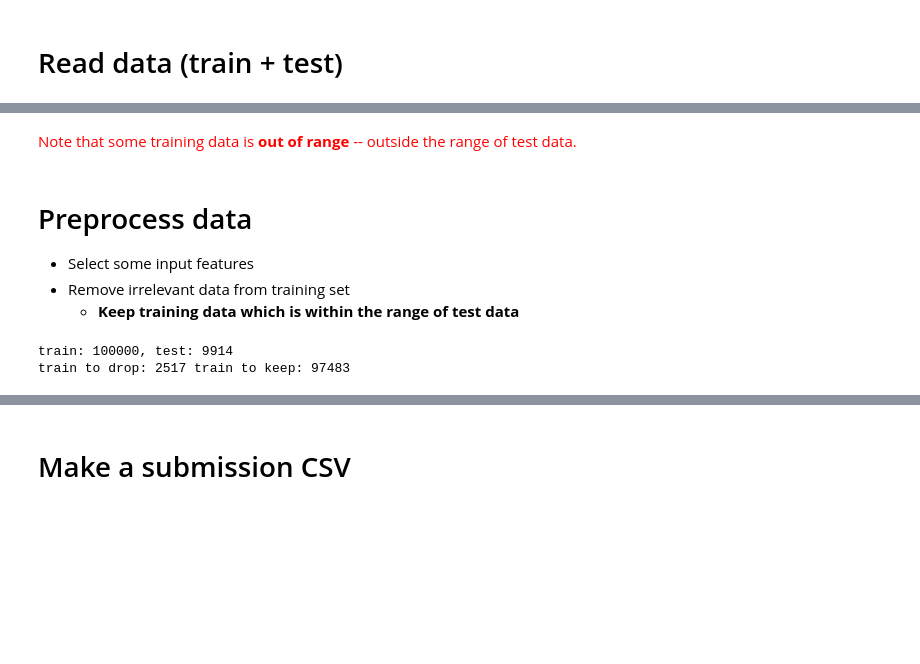
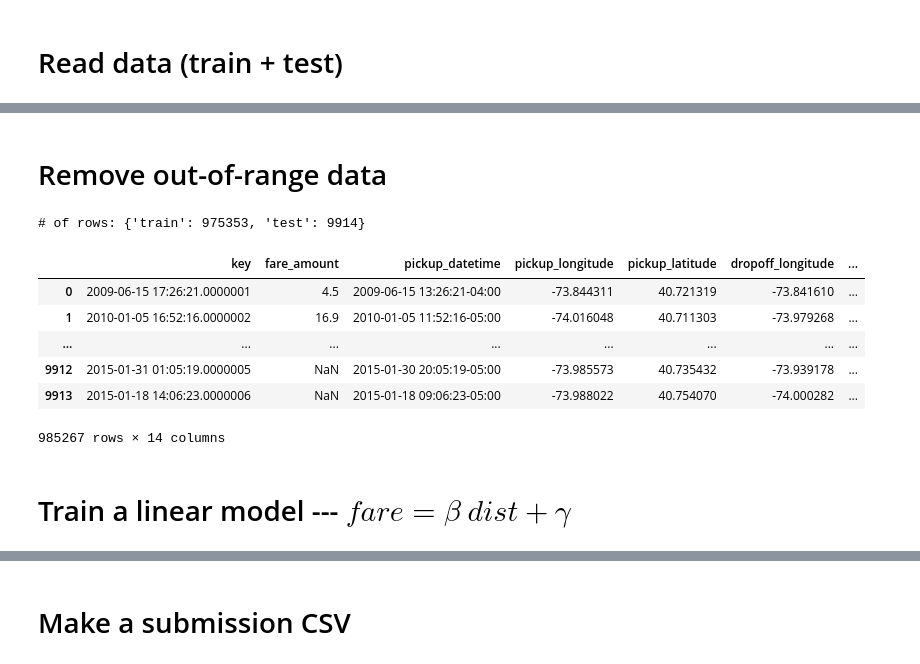
Before and after one commit to cfong32/data6100-final-proj, a Jupyter notebook: data6100_final_proj.ipynb, the cells around one changed output, grey strips where cells are left out. Drawn from its saved outputs; the diff is of its cells as text; code cells hidden in the pictures; blank space fills up the shorter version.

```diff
--- a/data6100_final_proj.ipynb
+++ b/data6100_final_proj.ipynb
@@ -94,46 +99,36 @@ df.groupby('dataset').describe().stack()
-# %% [markdown]
-<font color="#FF0000">Note that some training data is **out of range** -- outside the range of test data.<font/>
-# %% [markdown]
-# Preprocess data
-- Select some input features
-- Remove irrelevant data from training set
-    - **Keep training data which is within the range of test data**
+# %% [markdown]
+# Remove out-of-range data
 # %%
-# Input and output variables
-cols_X = [
-    'pickup_longitude',
-    'pickup_latitude',
-    'dropoff_longitude',
-    'dropoff_latitude',
-    'passenger_count',
-    'year',
-    'month',
-    'day',
-    'weekday',
-    'hour',
-    'minute',
-    'dist',
-]
-col_y = 'fare_amount'
+def remove_out_of_range_records(df, cols=['pickup_longitude', 'pickup_latitude', 'dropoff_longitude', 'dropoff_latitude', 'passenger_count']):
+    trainset = df.dataset == 'train'
+    testset  = df.dataset == 'test'
 
-# Determine
-# which record is out-of-range -- to drop
-# which record is within-range -- to keep
+    testset_max = df[testset][cols].max()    # max values in test set
+    testset_min = df[testset][cols].min()    # min values in test set
 
-testset_max = df[testset][cols_X].max()    # max values in test set
-testset_min = df[testset][cols_X].min()    # min values in test set
+    trainset_to_drop = (trainset
+                        &
+                        ((df[cols] > testset_max).any(axis=1)     # > max
+                         |
+                         (df[cols] < testset_min).any(axis=1))    # or < min
+                        )
+    trainset_to_keep = trainset & ~trainset_to_drop
 
-trainset_to_drop = (trainset
-                    &
-                    ((df[cols_X] > testset_max).any(axis=1)     # > max
-                     |
-                     (df[cols_X] < testset_min).any(axis=1))    # or < min
-                   )
-trainset_to_keep = trainset & ~trainset_to_drop
+    return df[trainset_to_keep | testset]
 
-print(f'train: {trainset.sum()}, test: {testset.sum()}')
-print('train to drop:', trainset_to_drop.sum(), 'train to keep:', trainset_to_keep.sum())
+df = remove_out_of_range_records(df)
+
+print(f'# of rows: {df.dataset.value_counts().to_dict()}')
+display(df)
 # %% [output]
-train: 100000, test: 9914
-train to drop: 2517 train to keep: 97483
+# of rows: {'train': 975353, 'test': 9914}
+|  | key | fare_amount | pickup_datetime | pickup_longitude | pickup_latitude | dropoff_longitude | ... |
+| 0 | 2009-06-15 17:26:21.0000001 | 4.5 | 2009-06-15 13:26:21-04:00 | -73.844311 | 40.721319 | -73.841610 | ... |
+| 1 | 2010-01-05 16:52:16.0000002 | 16.9 | 2010-01-05 11:52:16-05:00 | -74.016048 | 40.711303 | -73.979268 | ... |
+| ... | ... | ... | ... | ... | ... | ... | ... |
+| 9912 | 2015-01-31 01:05:19.0000005 | NaN | 2015-01-30 20:05:19-05:00 | -73.985573 | 40.735432 | -73.939178 | ... |
+| 9913 | 2015-01-18 14:06:23.0000006 | NaN | 2015-01-18 09:06:23-05:00 | -73.988022 | 40.754070 | -74.000282 | ... |
+985267 rows × 14 columns
+# %% [markdown]
+# Train a linear model --- $fare = \beta~dist + \gamma$
 # %%
```
Also changed, not shown: parts of 23 cells of this notebook.
